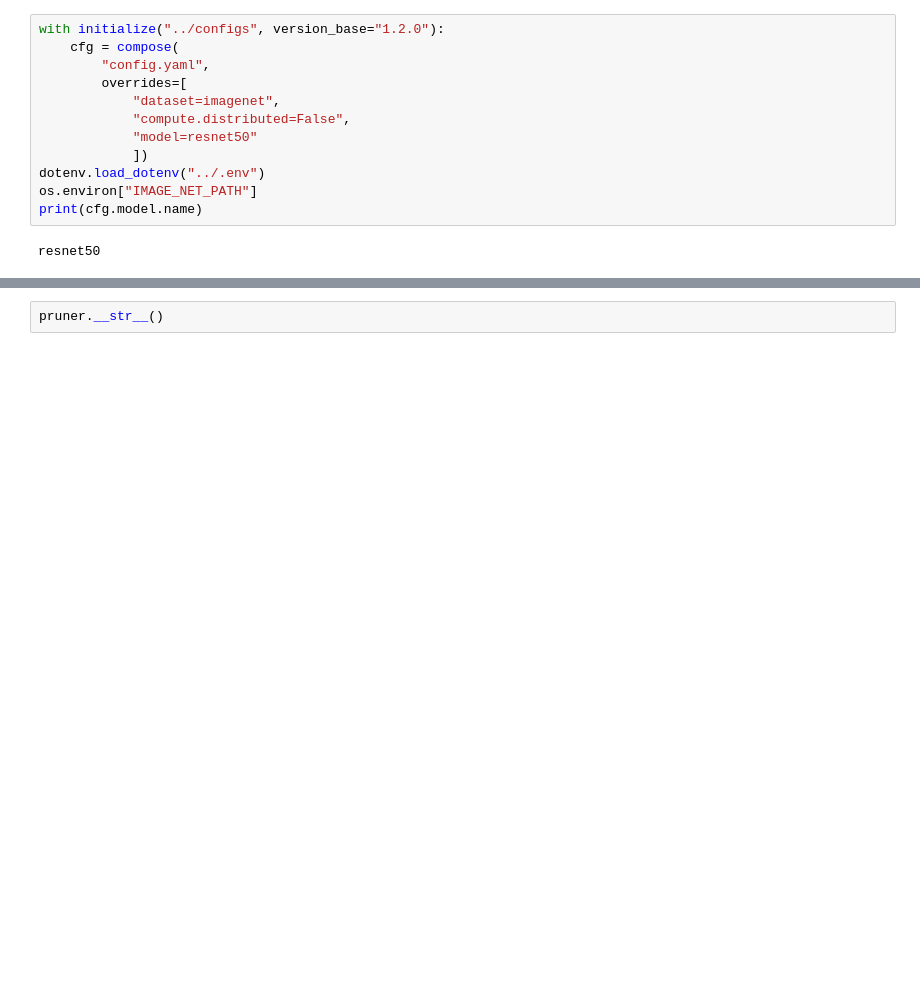
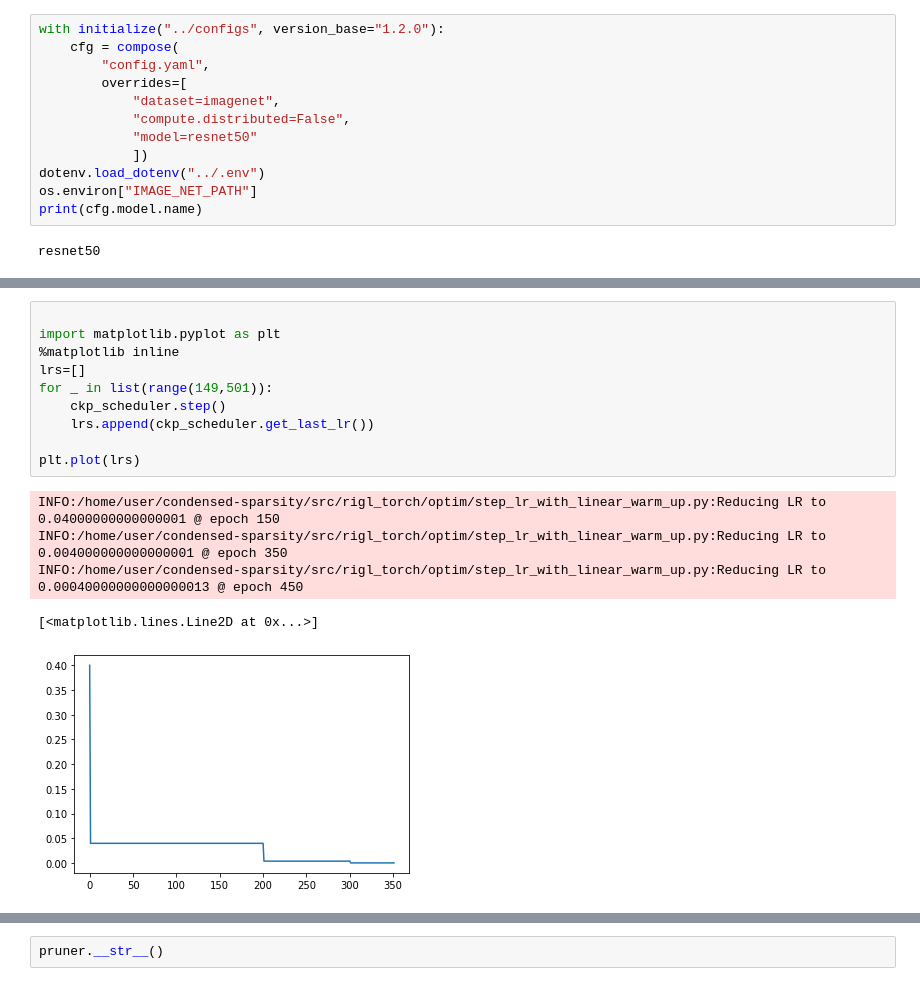
Before and after one commit to calgaryml/condensed-sparsity, a Jupyter notebook: notebooks/main.ipynb, the cells around one changed output, grey strips where cells are left out. Saved outputs shown, nothing was run; the diff lists cells and outputs as text; blank space fills up the shorter version.

```diff
--- a/notebooks/main.ipynb
+++ b/notebooks/main.ipynb
@@ -175,0 +193,16 @@ cfg.training.step_size
+# %%
+
+import matplotlib.pyplot as plt
+%matplotlib inline
+lrs=[]
+for _ in list(range(149,501)):
+    ckp_scheduler.step()
+    lrs.append(ckp_scheduler.get_last_lr())
+
+plt.plot(lrs)
+# %% [output]
+INFO:/home/user/condensed-sparsity/src/rigl_torch/optim/step_lr_with_linear_warm_up.py:Reducing LR to 0.04000000000000001 @ epoch 150
+INFO:/home/user/condensed-sparsity/src/rigl_torch/optim/step_lr_with_linear_warm_up.py:Reducing LR to 0.004000000000000001 @ epoch 350
+INFO:/home/user/condensed-sparsity/src/rigl_torch/optim/step_lr_with_linear_warm_up.py:Reducing LR to 0.00040000000000000013 @ epoch 450
+[<matplotlib.lines.Line2D at 0x...>]
+[figure, added]
```
Also changed, not shown: parts of 10 cells of this notebook, 1 other file.
